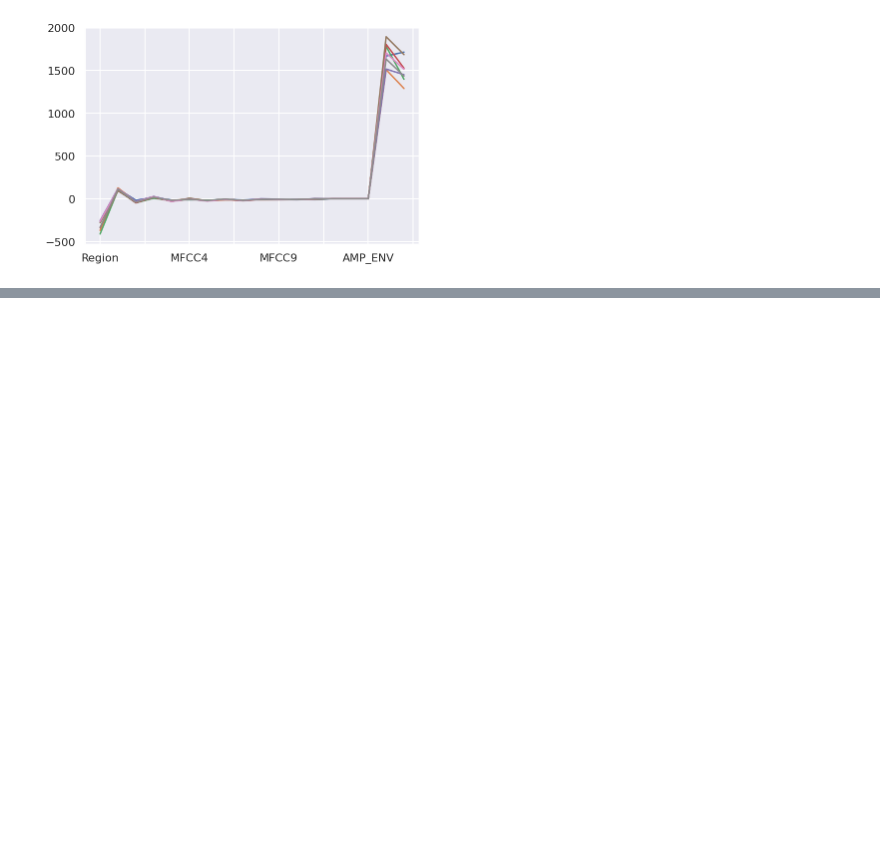
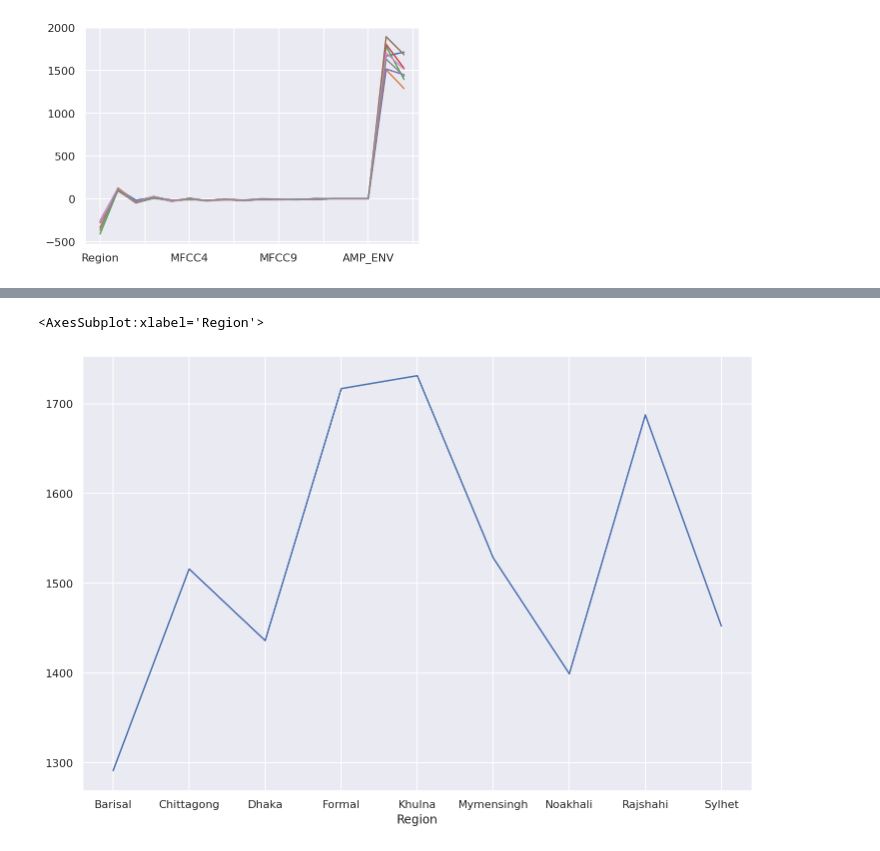
Before and after one commit to Salekeen/Regional-Accent-Classification, a Jupyter notebook: AYO/EDA.ipynb, the cells around one changed output, grey strips where cells are left out. Saved outputs shown, nothing was run; the diff lists cells and outputs as text; code cells hidden in the pictures; blank space fills up the shorter version.

```diff
--- a/AYO/EDA.ipynb
+++ b/AYO/EDA.ipynb
@@ -131,0 +132,6 @@ Khula.plot()
+# %%
+df.groupby(by="Region")['SPEC_BAND']\
+    .mean().plot(figsize=(12,8))
+# %% [output]
+<AxesSubplot:xlabel='Region'>
+[figure, added]
```
Also changed, not shown: parts of 13 cells of this notebook.
